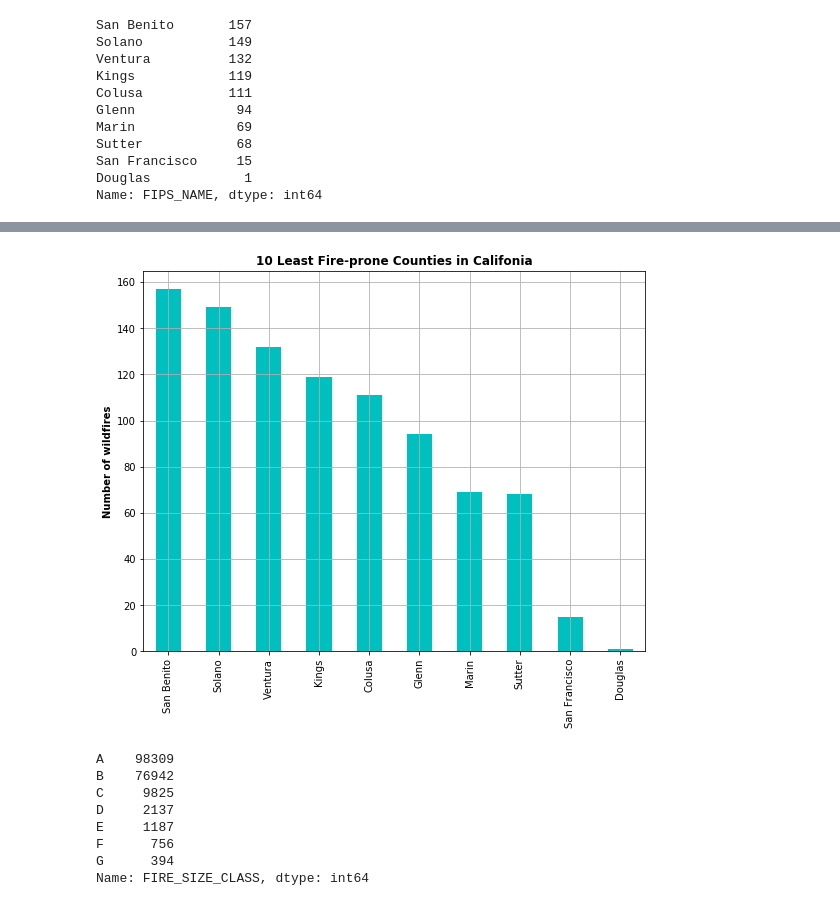
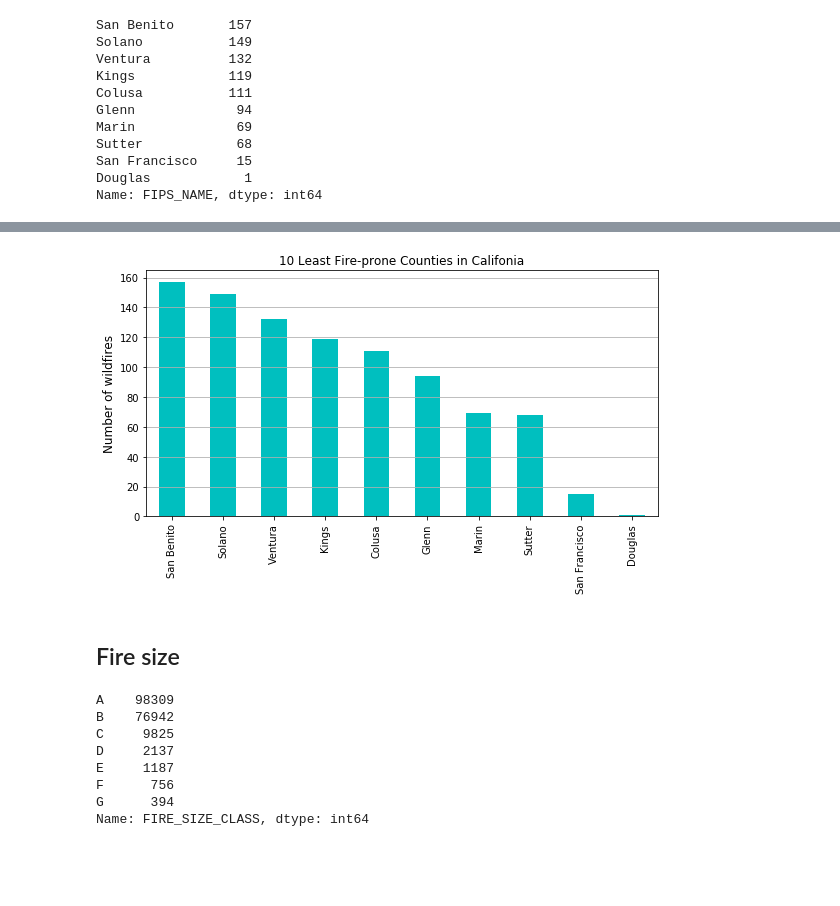
Before and after one commit to Davidloku1234567/wildfire, a Jupyter notebook: wildFire_1.ipynb, the cells around one changed output, grey strips where cells are left out. Drawn from its saved outputs; the diff is of its cells as text; code cells hidden in the pictures; blank space fills up the shorter version.

```diff
--- a/wildFire_1.ipynb
+++ b/wildFire_1.ipynb
@@ -196,9 +187,14 @@ plt.show()
-# %%
-counties[-10:].plot(kind = 'bar', grid =1, figsize =(9,7), color = 'c')
-plt.title('10 Least Fire-prone Counties in Califonia', fontweight='bold')
-plt.ylabel('Number of wildfires', fontweight ='bold')
-plt.show()
-# %% [output]
-[figure, removed]
+# %%
+# plot ten least fire-prone counties
+fig, axs = plt.subplots(figsize=(8, 5))
+counties[-10:].plot(kind='bar', color='c')
+axs.set_title('10 Least Fire-prone Counties in Califonia', fontsize=12)
+axs.set_ylabel('Number of wildfires', fontsize=12)
+axs.yaxis.grid(True)
+plt.tight_layout()
+# %% [output]
+[figure, added]
+# %% [markdown]
+## Fire size
 # %%
 fire_size = df_CA['FIRE_SIZE_CLASS'].value_counts().sort_index()
```
Also changed, not shown: parts of 42 cells of this notebook.
